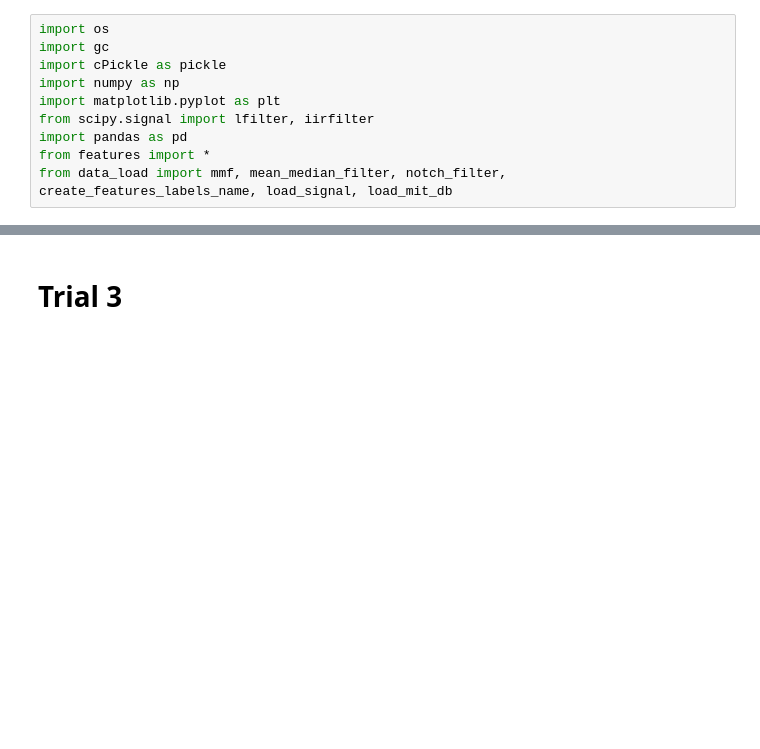
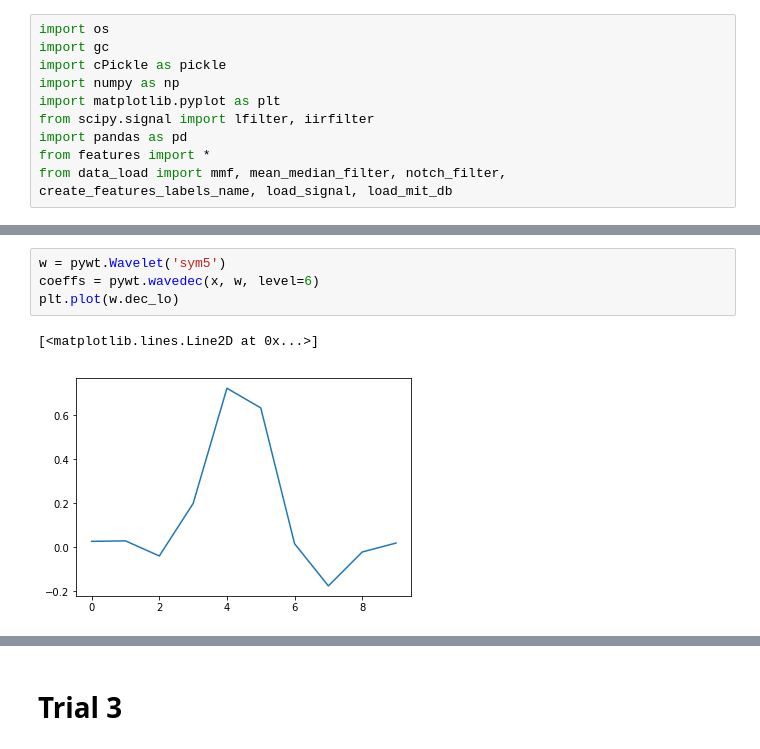
Before and after one commit to deepzx987/Classification, a Jupyter notebook: Untitled.ipynb, the cells around one changed output, grey strips where cells are left out. Saved outputs shown, nothing was run; the diff lists cells and outputs as text; blank space fills up the shorter version.

```diff
--- a/Untitled.ipynb
+++ b/Untitled.ipynb
@@ -84,0 +139,7 @@ print eval_patient_num_beats.shape
+# %%
+w = pywt.Wavelet('sym5')
+coeffs = pywt.wavedec(x, w, level=6)
+plt.plot(w.dec_lo)
+# %% [output]
+[<matplotlib.lines.Line2D at 0x...>]
+[figure, added]
```
Also changed, not shown: parts of 14 cells of this notebook, 2 other files.
